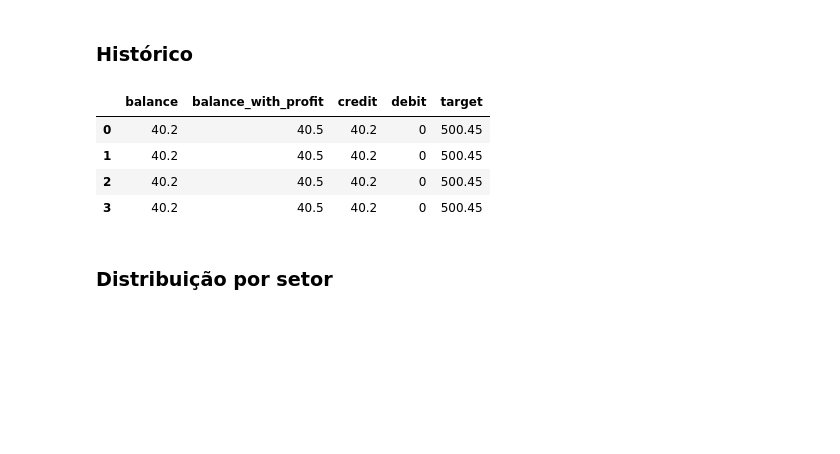
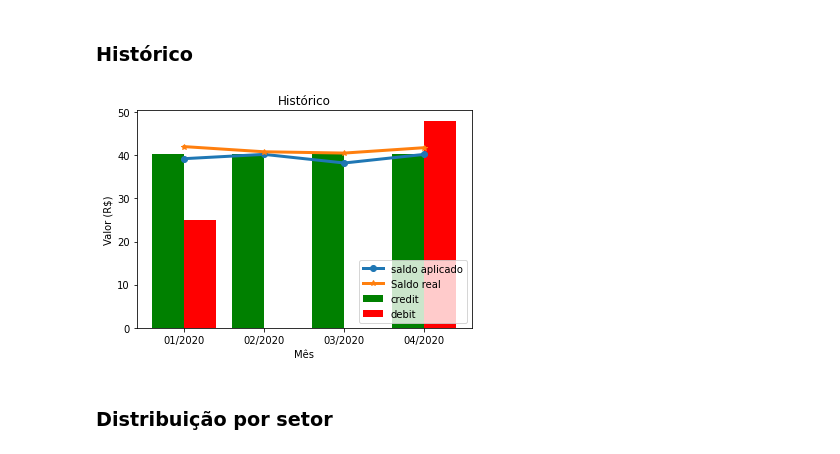
Before and after one commit to MatheusCascalho/MyInvestments, a Jupyter notebook: MyInvestments.ipynb, the cells around one changed output. Saved outputs shown, nothing was run; the diff lists cells and outputs as text; code cells hidden in the pictures; blank space fills up the shorter version.

Commit message:
Gráfico de histórico da carteira

```diff
--- a/MyInvestments.ipynb
+++ b/MyInvestments.ipynb
@@ -39,10 +39,18 @@ dtype: float64
 # %% [markdown]
 ### Histórico
 # %%
-pd.DataFrame(data['history'])
+# plt.figure(figsize=(15,5))
+
+history = pd.DataFrame(data['history'])
+plt.plot(history.balance, label="saldo aplicado", linewidth=3, marker="o")
+# plt.plot(history.target)
+plt.plot(history.balance_with_profit, label="Saldo real", linewidth=3, marker="*")
+plt.bar(history.index-0.2, history.credit, width=0.4, color='green', label="credit")
+plt.bar(history.index+0.2, history.debit, width=0.4, color='red', label="debit")
+plt.xticks(history.index, history.date)
+plt.title("Histórico")
+plt.xlabel("Mês")
+plt.ylabel("Valor (R$)")
+plt.legend();
 # %% [output]
-|  | balance | balance_with_profit | credit | debit | target |
-| 0 | 40.2 | 40.5 | 40.2 | 0 | 500.45 |
-| 1 | 40.2 | 40.5 | 40.2 | 0 | 500.45 |
-| 2 | 40.2 | 40.5 | 40.2 | 0 | 500.45 |
-| 3 | 40.2 | 40.5 | 40.2 | 0 | 500.45 |
+[figure, added]
```
Also changed, not shown: parts of 1 cell of this notebook, 2 other files.
